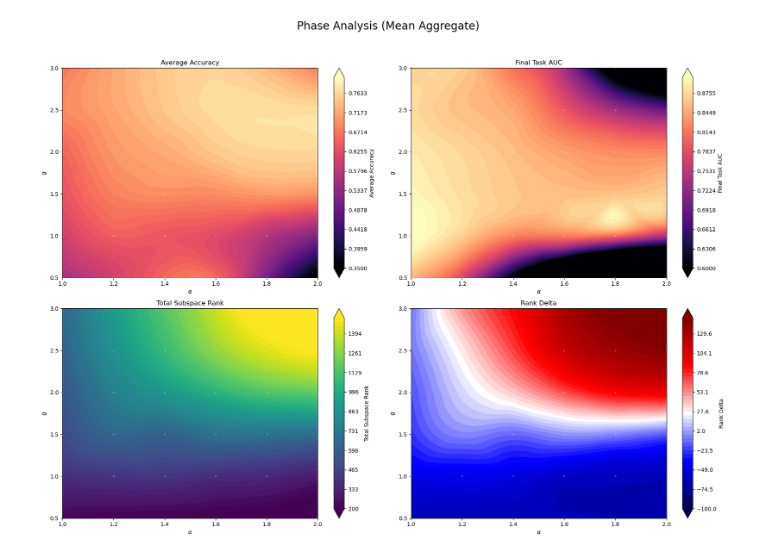
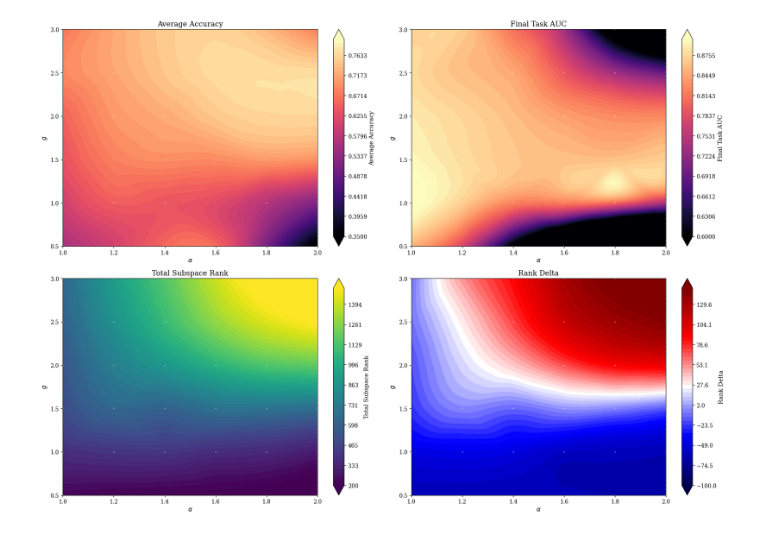
Before and after one commit to YiHaoFromEarth/ht-initialisation-dynamics, a Jupyter notebook: continual_learning/fashion_mnist.ipynb, the cells around one changed output. Drawn from its saved outputs; the diff is of its cells as text; code cells hidden in the pictures.

```diff
--- a/continual_learning/fashion_mnist.ipynb
+++ b/continual_learning/fashion_mnist.ipynb
@@ -7,7 +7,7 @@ import os
 import json
 import itertools
 import pandas as pd
-import gc  # Added for memory cleanup
+import gc
 from pathlib import Path
 from torch.utils.data import DataLoader, TensorDataset
 from torchvision import datasets, transforms
@@ -21,34 +21,30 @@ from src.continual_learning import apply_GPM_projection, update_GPM_bases
 def save_physics_snapshot(model, input_batch, output_dir, t_idx, epoch, alpha, g):
     model.eval()
 
-    # Capture physics data as before
+    # Capture pre-activations
     pre_acts = model.get_pre_activations(input_batch)
     linear_layers = [m for m in model.modules() if isinstance(m, nn.Linear)]
 
     layer_physics = {}
     for idx, layer in enumerate(linear_layers):
         layer_key = f"layer_{idx}" if idx < len(linear_layers) - 1 else "classifier"
+        # Extract pre-activation for this specific layer
         h = pre_acts[idx] if idx < len(linear_layers) - 1 else pre_acts["classifier"]
 
-        # Compute Jacobian using float32 for precision
-        W = layer.weight.data.float()
-        d_act = 1.0 - torch.tanh(h).pow(2).float()
-        D_avg = d_act.mean(dim=0)
-        J = D_avg.unsqueeze(1) * W
-
         layer_physics[layer_key] = {
-            "pre_activations": h.float().cpu(),
-            "jacobian": J.cpu()
+            "pre_activations": h.float().cpu()
         }
 
     snapshot = {
         "metadata": {"task": t_idx + 1, "epoch": epoch, "alpha": alpha, "g": g},
-        "state_dict": model.state_dict(), # Native PyTorch format
-        "physics": layer_physics         # Your specific research metrics
+        "state_dict": model.state_dict(), # Weights W are stored here
+        "physics_data": layer_physics    # Only storing h to save space
     }
 
     output_dir.mkdir(parents=True, exist_ok=True)
     file_path = output_dir / f"snapshot_T{t_idx+1}_E{epoch}.pt"
+
+    # Using weights + pre_acts allows reconstruction of J, Rank, and CKA later
     torch.save(snapshot, file_path)
     return file_path
 # %%
@@ -638,33 +973,34 @@ def plot_multi_metric_sweep(use_median=False, vrange_dict=None):
         ax = axes[i]
         # Use contourf with manual levels if vmin/vmax are provided
         if vmin is not None and vmax is not None:
             levels = np.linspace(vmin, vmax, 50)
             contour = ax.contourf(xi, yi, zi, levels=levels, cmap=cmaps[i], extend='both')
         else:
             contour = ax.contourf(xi, yi, zi, levels=50, cmap=cmaps[i])
 
         fig.colorbar(contour, ax=ax, label=metric)
 
         ax.scatter(df_sweep['alpha'], df_sweep['g'], c='white', s=5, alpha=0.2)
         ax.set_xlabel(r"$\alpha$")
         ax.set_ylabel(r"$g$")
         ax.set_title(f"{metric}")
         ax.axvline(x=2.0, color='white', linestyle='--', alpha=0.3)
 
-    plt.suptitle(f"Phase Analysis ({'Median' if use_median else 'Mean'} Aggregate)", fontsize=20)
+    #plt.suptitle(f"Phase Analysis ({'Median' if use_median else 'Mean'} Aggregate)", fontsize=20)
     plt.tight_layout(rect=[0, 0.03, 1, 0.95])
+    plt.savefig("phase_diagram.pdf", bbox_inches="tight")
     plt.show()
 
 # --- Execution ---
 # Adjust these values to zoom in on the " Ruggedness" transitions
 custom_ranges = {
     "Average Accuracy": (0.35, 0.80),    # Highlight the drop-off zones
     "Final Task AUC": (0.6, 0.9), # Contrast the high-plasticity HT zones
     "Total Subspace Rank": (200, 1500),    # Zoom into the capacity differences
     "Rank Delta": (-100, 150) # Capture the efficiency peak
 }
 
 plot_multi_metric_sweep(use_median=False, vrange_dict=custom_ranges)
 # %% [output]
-[figure, old version]
+[figure, new version]
 # %%
```
Also changed, not shown: parts of 6 cells of this notebook, 2 other files.
